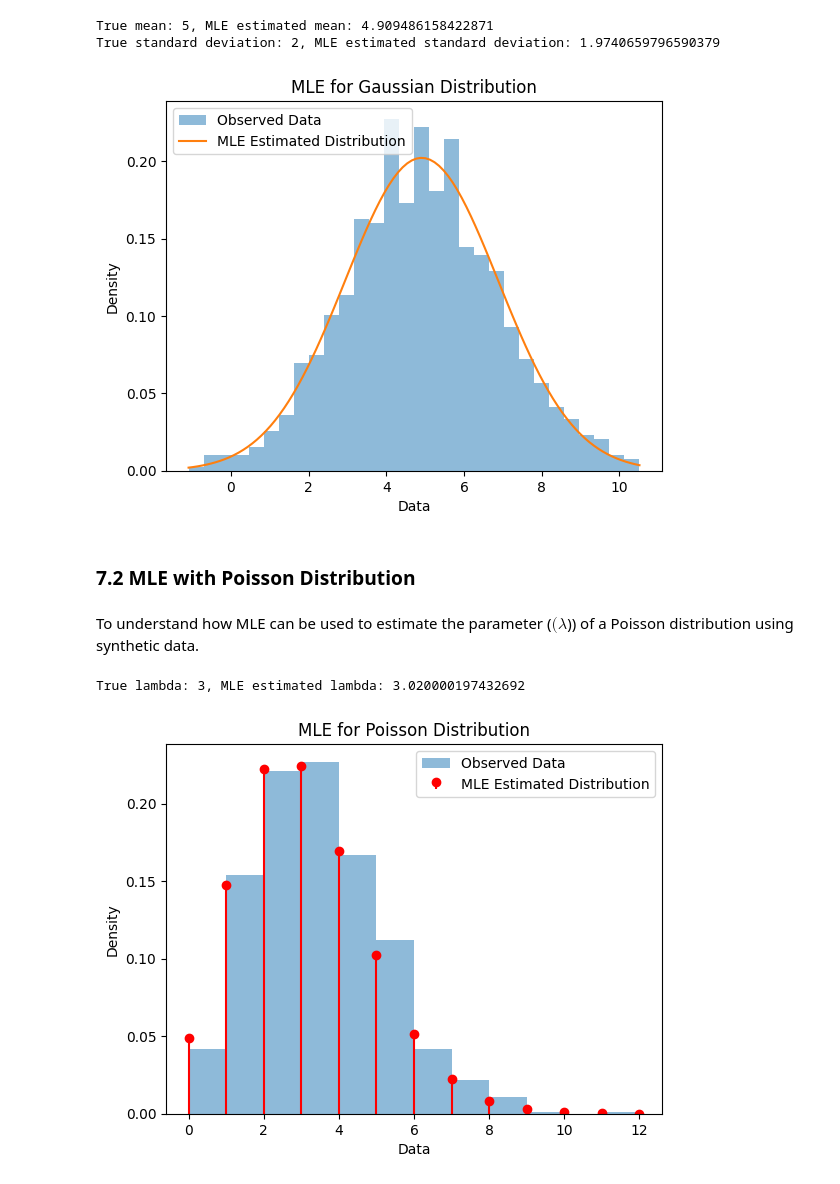
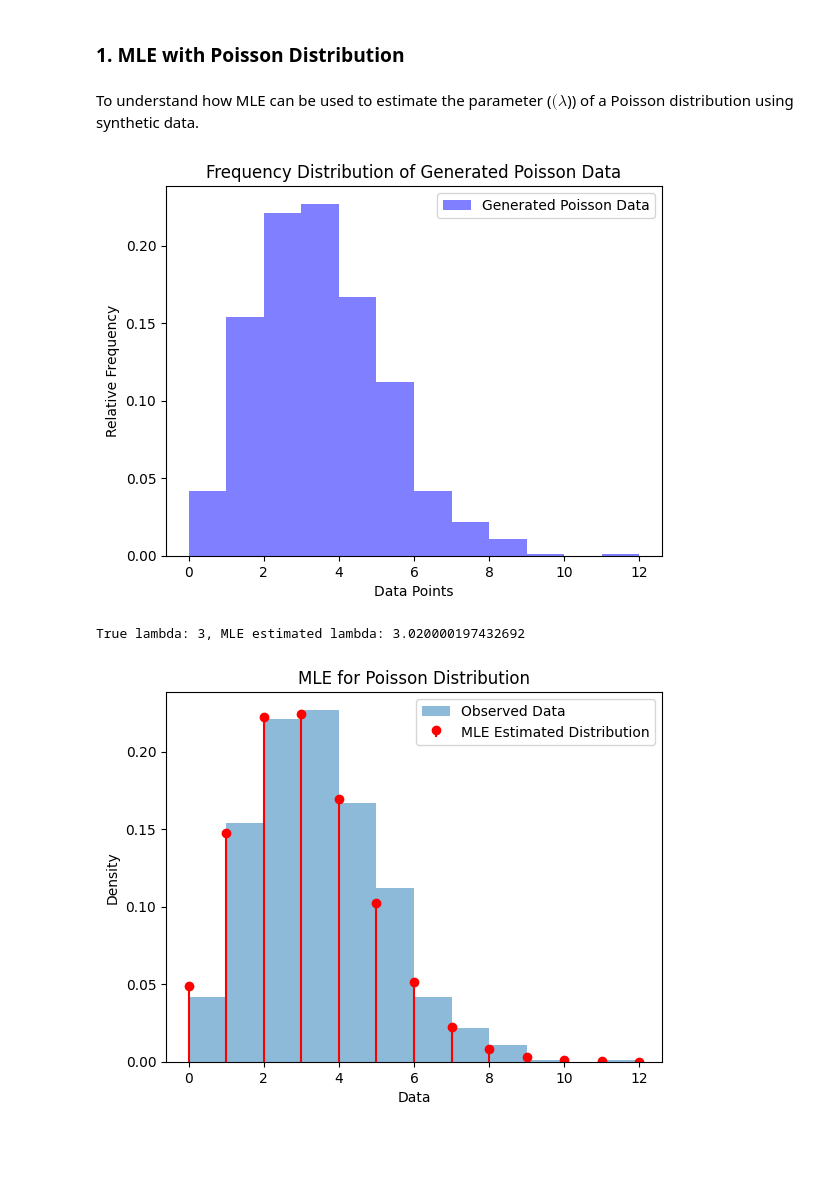
Before and after one commit to amelie-girard7/Loss_Functions, a Jupyter notebook: MLE_NLL_Cross-Entropy-main/src/Maximum_Likelihood.ipynb, the cells around one changed output. Cells and saved outputs as stored; diff of their text form; code cells hidden in the pictures; blank space fills up the shorter version.

```diff
--- a/MLE_NLL_Cross-Entropy-main/src/Maximum_Likelihood.ipynb
+++ b/MLE_NLL_Cross-Entropy-main/src/Maximum_Likelihood.ipynb
@@ -87,49 +7,37 @@ mle_mean, mle_std = result.x
-# %%
-# Cell 14: Display the results
-print(f"True mean: {true_mean}, MLE estimated mean: {mle_mean}")
-print(f"True standard deviation: {true_std}, MLE estimated standard deviation: {mle_std}")
-# %% [output]
-True mean: 5, MLE estimated mean: 4.909486158422871
-True standard deviation: 2, MLE estimated standard deviation: 1.9740659796590379
-# %%
-# Plot the data and the estimated Gaussian distribution
-plt.hist(data, bins=30, density=True, alpha=0.5, label='Observed Data')
-
-x = np.linspace(min(data), max(data), 100)
-pdf = (1 / (mle_std * np.sqrt(2 * np.pi))) * np.exp(-0.5 * ((x - mle_mean) / mle_std)**2)
-plt.plot(x, pdf, label='MLE Estimated Distribution')
-
-plt.title('MLE for Gaussian Distribution')
-plt.xlabel('Data')
-plt.ylabel('Density')
-plt.legend()
-plt.show()
-# %% [output]
-[figure, removed]
 # %% [markdown]
-###  7.2  MLE with Poisson Distribution
+###  1. MLE with Poisson Distribution
 # %% [markdown]
 To understand how MLE can be used to estimate the parameter ($( \lambda $)) of a Poisson distribution using synthetic data.
 # %%
 # Generate synthetic data: To generate synthetic data from a Poisson distribution with a known lambda (3) for demonstration.
 np.random.seed(1)
 true_lambda = 3
 n_samples = 1000
 data_poisson = np.random.poisson(true_lambda, n_samples)
+
+# Visualize Synthetic Poisson Data
+# Creating a histogram to offer an initial look at the data's distribution, aiding in understanding before applying MLE.
+plt.hist(data_poisson, bins=range(min(data_poisson), max(data_poisson) + 1), density=True, alpha=0.5, color='b', label='Generated Poisson Data')
+plt.title('Frequency Distribution of Generated Poisson Data')
+plt.xlabel('Data Points')
+plt.ylabel('Relative Frequency')
+plt.legend()
+plt.show()
+# %% [output]
+[figure, added]
 # %%
 # Define the negative log-likelihood function :To define the negative log-likelihood function that we aim to minimize. This function computes the likelihood of observing the data given a lambda.
 def neg_log_likelihood_poisson(lam):
     return -np.sum(poisson.logpmf(data_poisson, lam))
 # %%
-# Perform MLE to estimate lambda : To use optimization techniques to find the lambda that minimizes the negative log-likelihood, effectively maximizing the likelihood.
+# Perform MLE to estimate lambda: to find the lambda that minimizes the negative log-likelihood, effectively maximizing the likelihood.
 initial_guess = [1]
 result_poisson = minimize(neg_log_likelihood_poisson, initial_guess, method='L-BFGS-B', bounds=[(0.01, None)])
 mle_lambda = result_poisson.x[0]
+# Display the estimated lambda : To compare the true lambda with the lambda estimated using MLE.
+print(f"True lambda: {true_lambda}, MLE estimated lambda: {mle_lambda}")
+# %% [output]
+True lambda: 3, MLE estimated lambda: 3.020000197432692
-# %%
-# Display the estimated lambda : To compare the true lambda with the lambda estimated using MLE.
-print(f"True lambda: {true_lambda}, MLE estimated lambda: {mle_lambda}")
-# %% [output]
-True lambda: 3, MLE estimated lambda: 3.020000197432692
 # %%
 #  Plot the data and estimated distribution : To visualize how well the estimated Poisson distribution fits the synthetic data.
 plt.hist(data_poisson, bins=range(0, max(data_poisson) + 1), density=True, alpha=0.5, label='Observed Data')
```
Also changed, not shown: parts of 19 cells of this notebook, 2 other files.
